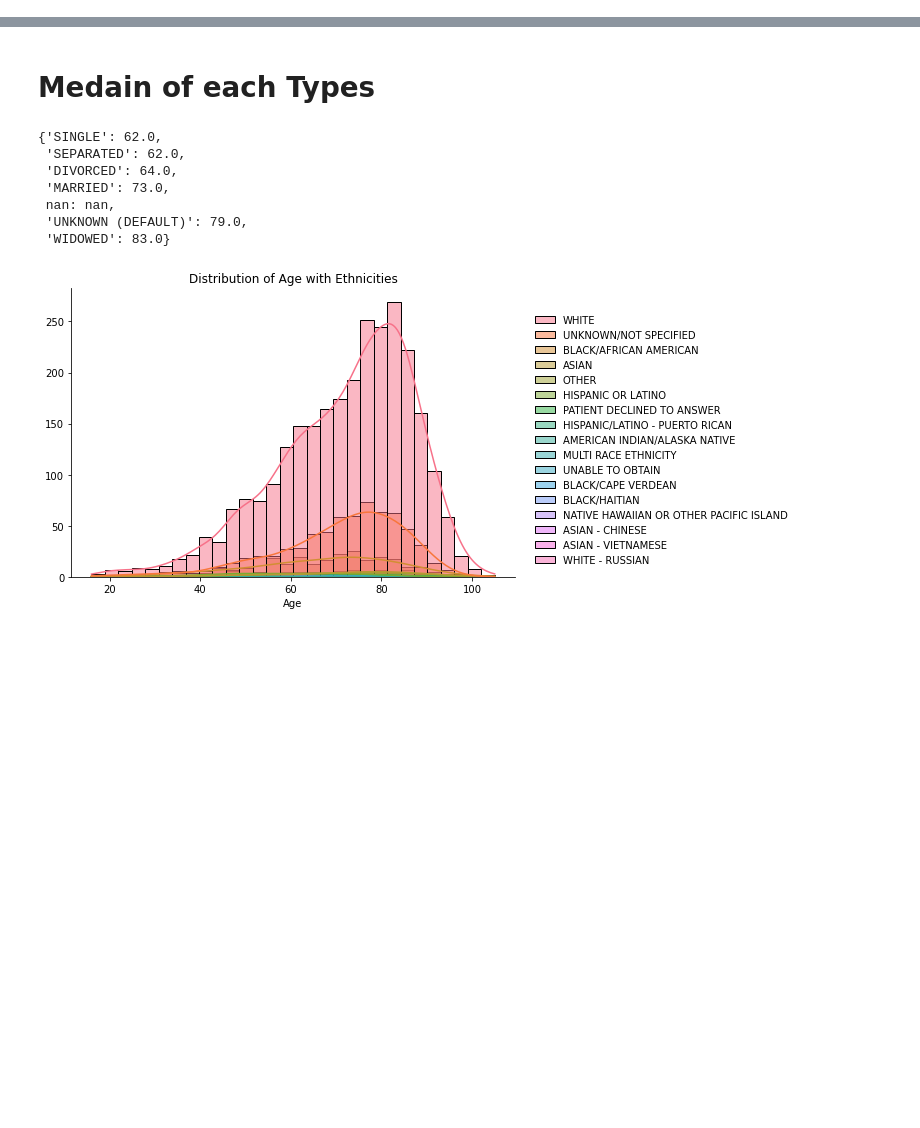
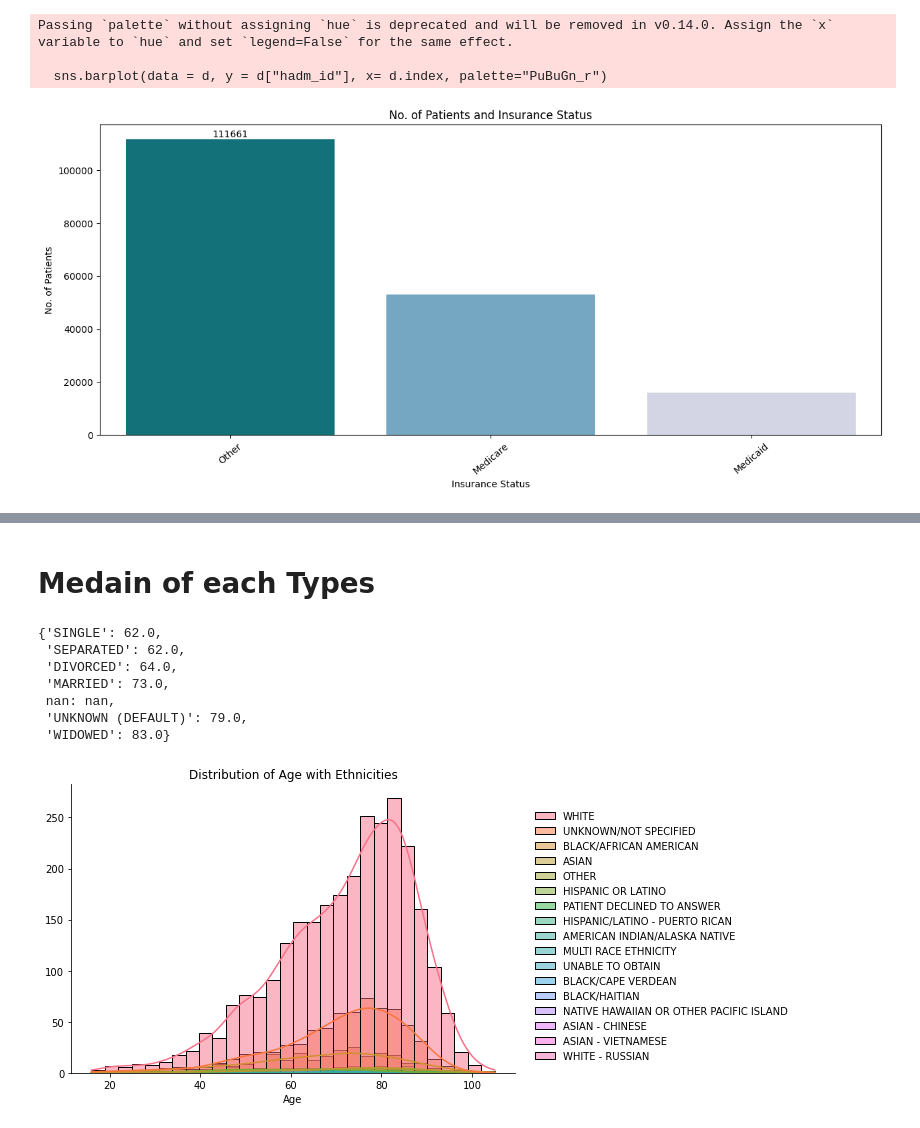
Before and after one commit to BuiHoangTu/Disease_Prediction_MIMIC_II, a Jupyter notebook: 02_Demographics.ipynb, the cells around one changed output, grey strips where cells are left out. Drawn from its saved outputs; the diff is of its cells as text; code cells hidden in the pictures; blank space fills up the shorter version.

```diff
--- a/02_Demographics.ipynb
+++ b/02_Demographics.ipynb
@@ -225,0 +119,21 @@ def mean_calc(col_name, unique):
+# %%
+d = note2_df.groupby("insurance")["hadm_id"].size().sort_values(ascending= False).to_frame()
+
+fig, ax = plt.subplots(figsize=(15, 6))
+
+sns.barplot(data = d, y = d["hadm_id"], x= d.index, palette="PuBuGn_r")
+
+ax.bar_label(ax.containers[0])
+
+plt.xlabel(x:="Insurance Status")
+plt.ylabel(y:="No. of Patients")
+plt.title(t:= y + " and " + x)
+
+plt.xticks(rotation=40)
+plt.savefig(POST_PROCESS_PATH + f"EDA_{t}.jpeg", bbox_inches = "tight")
+plt.show()
+# %% [output]
+Passing `palette` without assigning `hue` is deprecated and will be removed in v0.14.0. Assign the `x` variable to `hue` and set `legend=False` for the same effect.
+
+  sns.barplot(data = d, y = d["hadm_id"], x= d.index, palette="PuBuGn_r")
+[figure, added]
```
Also changed, not shown: parts of 47 cells of this notebook.
